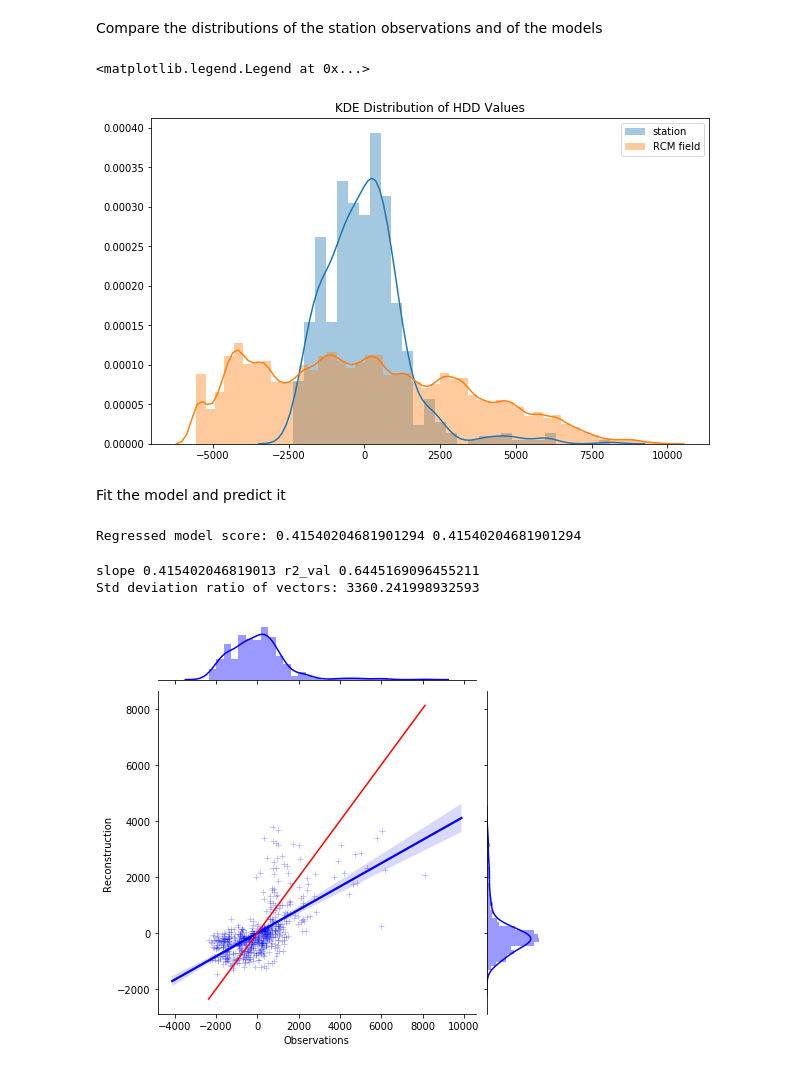
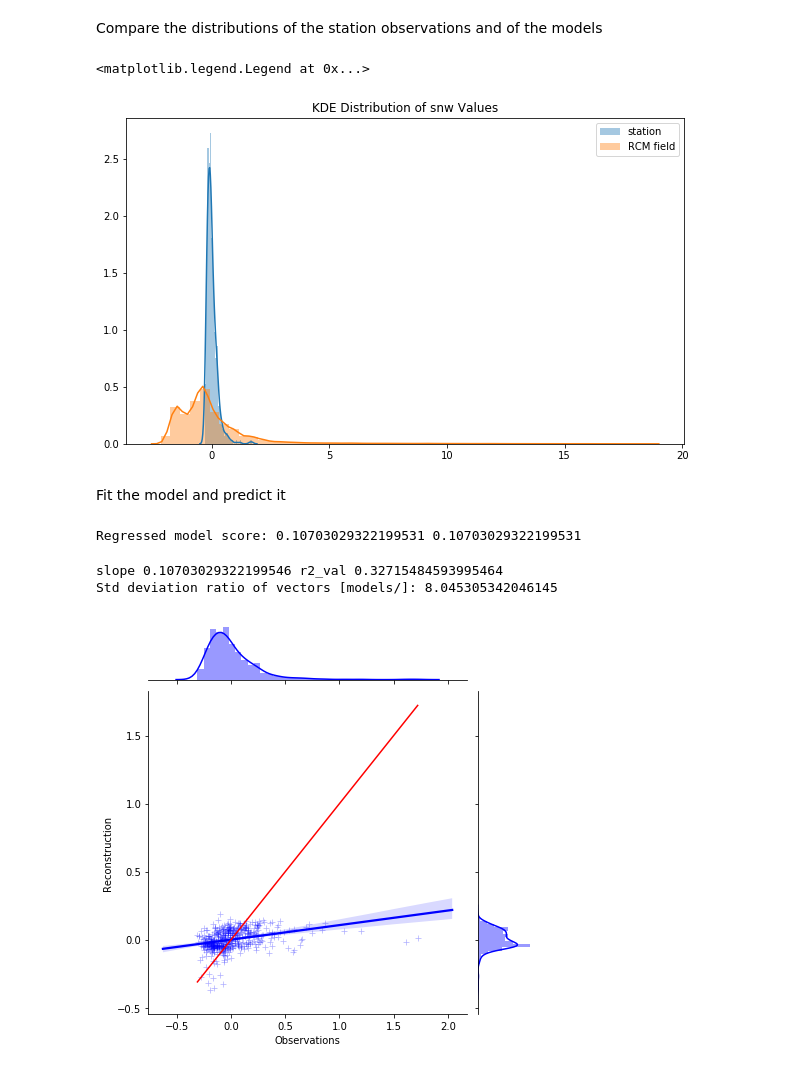
Before and after one commit to pacificclimate/climpyrical, a Jupyter notebook: notebooks/test_dv_reconstruction.ipynb, the cells around one changed output. Saved outputs shown, nothing was run; the diff lists cells and outputs as text; code cells hidden in the pictures.

```diff
--- a/notebooks/test_dv_reconstruction.ipynb
+++ b/notebooks/test_dv_reconstruction.ipynb
@@ -26,7 +26,7 @@ Load hdd data and interpolate the design value field
 # %%
-PATH = '/storage/data/projects/nrc/CanRCM4_large_ensemble/design_values/tas/hdd_CanRCM4-LE_ens35_1951-2016_ann_ta.nc'
+PATH = '/storage/data/projects/nrc/CanRCM4_large_ensemble/design_values/snw/snw_CanRCM4-LE_ens35_1951-2016_max_rl50_load.nc'
 mask_path = '/home/nannau/Desktop/climpyrical/data/mask.nc'
-dv = 'heating_degree_days_per_time_period'
+dv = 'snw'
 
 interp_dict = get_interpolation(mask_path, PATH, dv)
 master_idx = interp_dict['idx']
@@ -66,0 +64,3 @@ df = df[df['completeness'] > 0.8]
+# %%
+df = pd.read_csv('/storage/data/projects/nrc/station_data/snow_load/swe_rl50_stations_test.csv', index_col=None)
+df.head()
@@ -67,4 +74,4 @@ df = df[df['completeness'] > 0.8]
 # %%
-ndf = match_coords(df, interp_dict, 'hdd')
+ndf = match_coords(df, interp_dict, 'snow_load_rl50')
 print("There are ", ndf.shape, "real station observations to fit.")
 # %% [output]
@@ -112,26 +119,26 @@ slope 0.9999733307307217 r2_val 0.9999866652764535
 Take the mean anomally of observations and the first 4 EOFs
 # %%
 robs_idx = ndf['matched_idx']
-robs = (ndf['hdd'].values - ndf['hdd'].mean())
+robs = (ndf['snow_load_rl50'].values - ndf['snow_load_rl50'].mean())/10.0 # fix units
 reofs = vT[:4, robs_idx]
 # %% [markdown]
 Compare the distributions of the station observations and of the models
 # %%
 plt.figure(figsize=(10, 6))
-plt.title('KDE Distribution of HDD Values')
+plt.title('KDE Distribution of {} Values'.format(dv))
 sns.distplot(robs, label='station')
 sns.distplot(iens[0, ...], label='RCM field')
 plt.legend()
 # %% [output]
 <matplotlib.legend.Legend at 0x...>
-[figure, old version]
+[figure, new version]
 # %% [markdown]
 Fit the model and predict it
 # %%
 rmodel = fit_eof(reofs.T, robs.flatten())
 linrpredictions = predict_dv(rmodel, reofs.T)
 # %% [output]
-Regressed model score: 0.41540204681901294 0.41540204681901294
+Regressed model score: 0.10703029322199531 0.10703029322199531
 # %%
 
 sns.jointplot(robs, linrpredictions, kind='reg', color='blue', marker='+',scatter_kws={"s": 0.01})
@@ -151,8 +158,8 @@ plt.ylabel('Reconstruction')
 slope, intercept, r_value, p_value, std_err = linregress(robs, linrpredictions)
 print("slope", slope, "r2_val", r_value)
 
-print("Std deviation ratio of vectors:", np.mean(np.std(iens, axis=1)))
+print("Std deviation ratio of vectors [models/]:", np.mean(np.std(iens, axis=1))/np.std(robs))
 # %% [output]
-slope 0.415402046819013 r2_val 0.6445169096455211
-Std deviation ratio of vectors: 3360.241998932593
+slope 0.10703029322199546 r2_val 0.32715484593995464
+Std deviation ratio of vectors [models/]: 8.045305342046145
-[figure, old version]
+[figure, new version]
```
Also changed, not shown: parts of 11 cells of this notebook.
